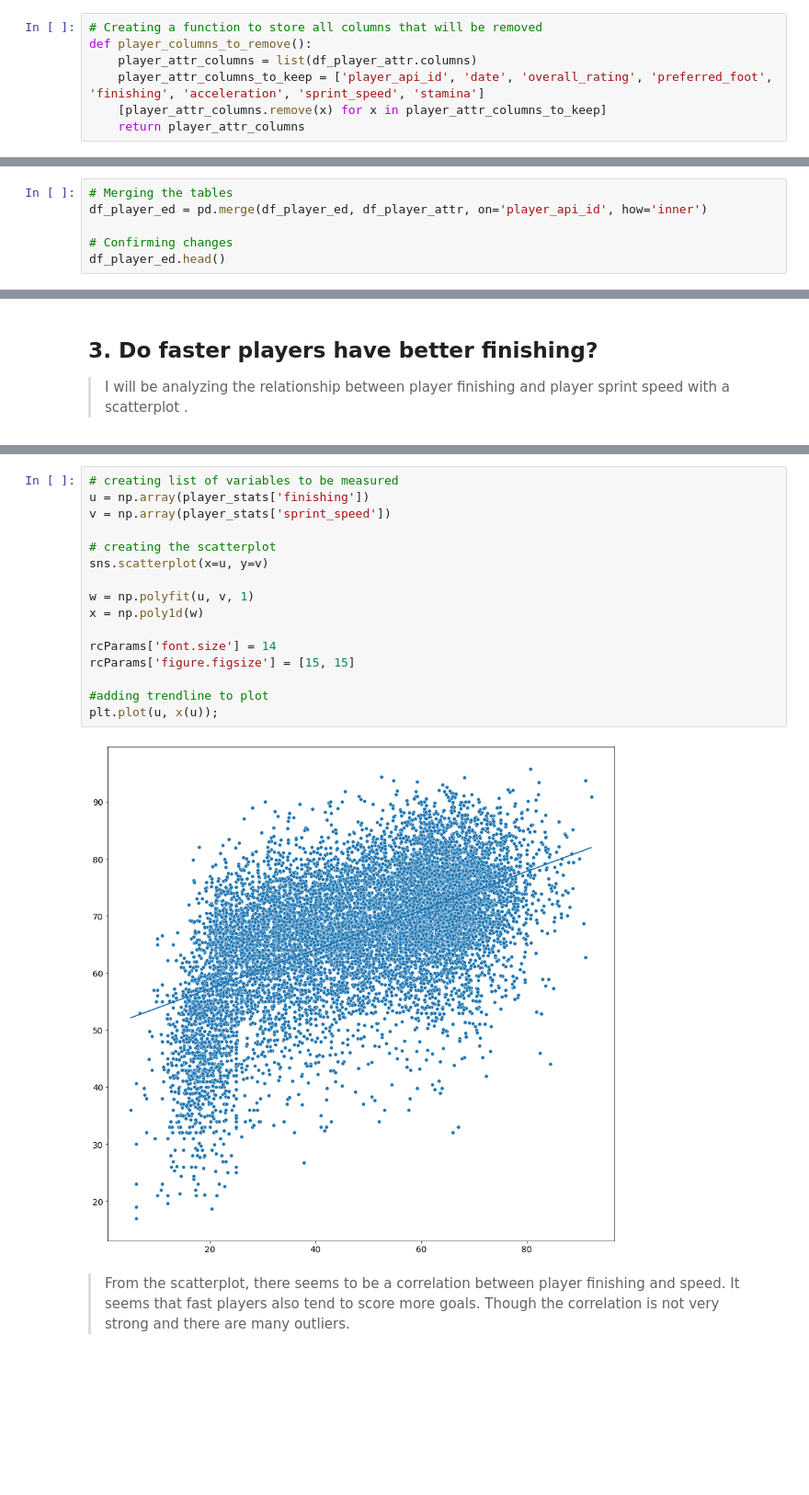
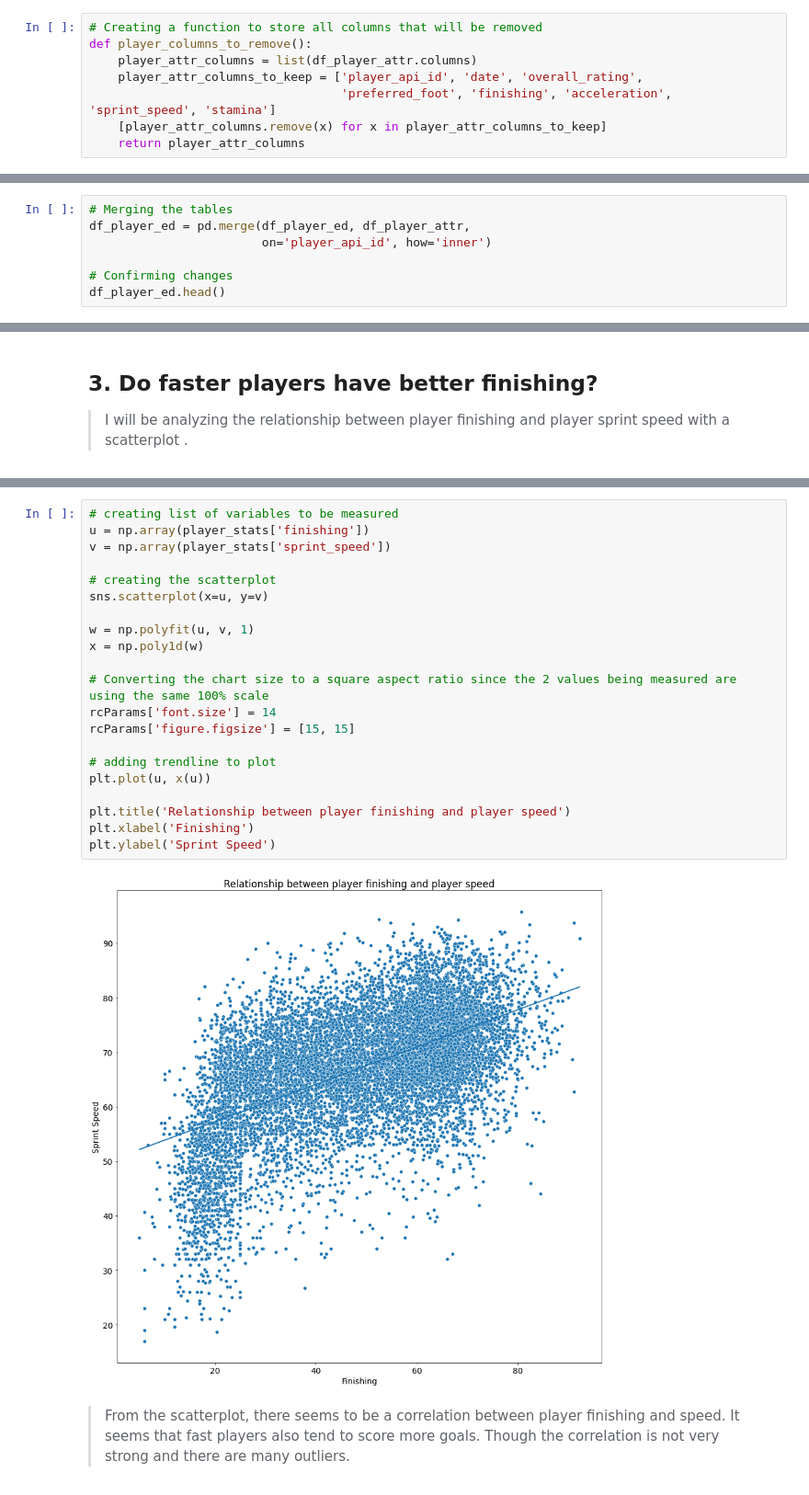
Before and after one commit to Cofucan/football_data_analysis, a Jupyter notebook: football_analysis.ipynb, the cells around one changed output, grey strips where cells are left out. Shown at 92% size. Drawn from its saved outputs; the diff is of its cells as text; blank space fills up the shorter version.

```diff
--- a/football_analysis.ipynb
+++ b/football_analysis.ipynb
@@ -555,7 +572,8 @@ df_player_attr.head(2)
 # Creating a function to store all columns that will be removed
 def player_columns_to_remove():
     player_attr_columns = list(df_player_attr.columns)
-    player_attr_columns_to_keep = ['player_api_id', 'date', 'overall_rating', 'preferred_foot', 'finishing', 'acceleration', 'sprint_speed', 'stamina']
+    player_attr_columns_to_keep = ['player_api_id', 'date', 'overall_rating',
+                                   'preferred_foot', 'finishing', 'acceleration', 'sprint_speed', 'stamina']
     [player_attr_columns.remove(x) for x in player_attr_columns_to_keep]
     return player_attr_columns
 # %%
@@ -584,7 +602,8 @@ memory usage: 11.2+ MB
 > Now we merge the `player` table with the `player_attr` table using the **player_api_key** foreign key
 # %%
 # Merging the tables
-df_player_ed = pd.merge(df_player_ed, df_player_attr, on='player_api_id', how='inner')
+df_player_ed = pd.merge(df_player_ed, df_player_attr,
+                        on='player_api_id', how='inner')
 
 # Confirming changes
 df_player_ed.head()
@@ -919,21 +946,26 @@ player_stats = df_player_ed.groupby(['player_name']).mean()
 # %%
 # creating list of variables to be measured
 u = np.array(player_stats['finishing'])
 v = np.array(player_stats['sprint_speed'])
 
 # creating the scatterplot
 sns.scatterplot(x=u, y=v)
 
 w = np.polyfit(u, v, 1)
 x = np.poly1d(w)
 
+# Converting the chart size to a square aspect ratio since the 2 values being measured are using the same 100% scale
 rcParams['font.size'] = 14
 rcParams['figure.figsize'] = [15, 15]
 
-#adding trendline to plot
-plt.plot(u, x(u));
+# adding trendline to plot
+plt.plot(u, x(u))
+
+plt.title('Relationship between player finishing and player speed')
+plt.xlabel('Finishing')
+plt.ylabel('Sprint Speed')
 # %% [output]
-[figure, old version]
+[figure, new version]
 # %% [markdown]
 > From the scatterplot, there seems to be a correlation between player finishing and speed. It seems that fast players also tend to score more goals. Though the correlation is not very strong and there are many outliers.
 # %% [markdown]
```
Also changed, not shown: parts of 23 cells of this notebook.
